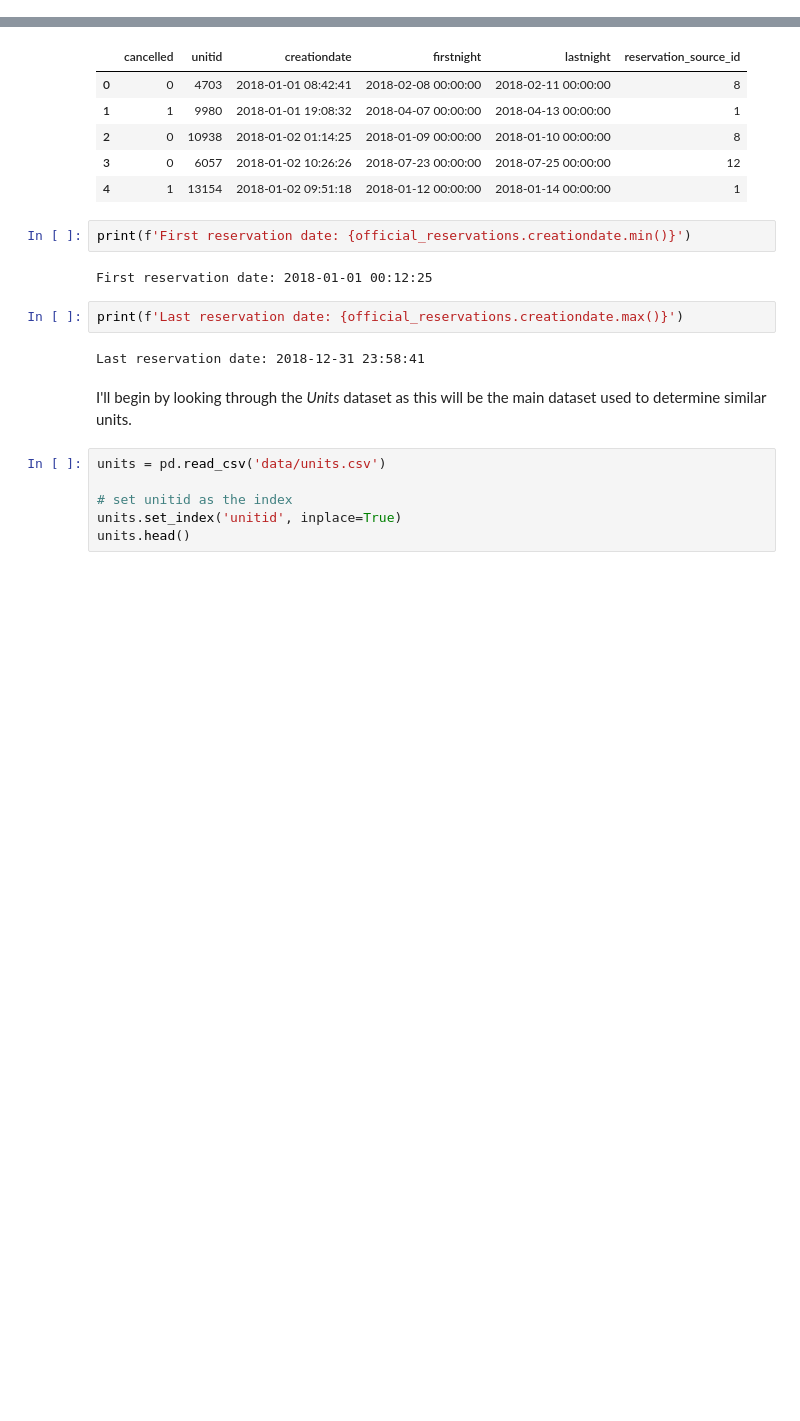
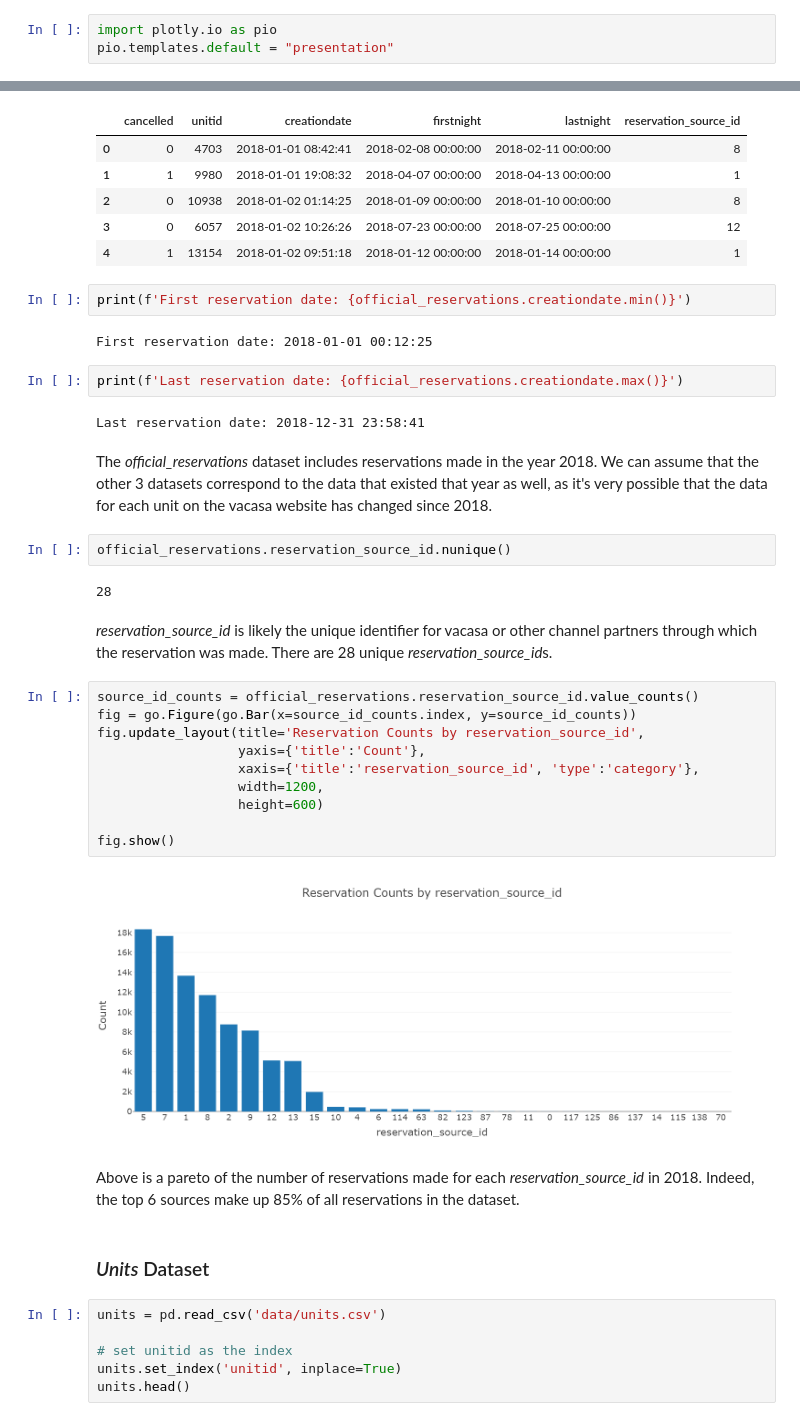
Before and after one commit to kenneth-liao/VacasaInterview, a Jupyter notebook: Vacasa Similar Unit Recommender.ipynb, the cells around one changed output, grey strips where cells are left out. Saved outputs shown, nothing was run; the diff lists cells and outputs as text; blank space fills up the shorter version.

Commit message:
Completed exploratory analysis of official_reservations dataset

```diff
--- a/Vacasa Similar Unit Recommender.ipynb
+++ b/Vacasa Similar Unit Recommender.ipynb
@@ -4,3 +6,6 @@ import numpy as np
+# %%
+import plotly.io as pio
+pio.templates.default = "presentation"
 # %% [markdown]
 ## The Data
 # %% [markdown]
@@ -40,8 +47,30 @@ First reservation date: 2018-01-01 00:12:25
 print(f'Last reservation date: {official_reservations.creationdate.max()}')
 # %% [output]
 Last reservation date: 2018-12-31 23:58:41
-# %% [markdown]
-I'll begin by looking through the *Units* dataset as this will be the main dataset used to determine similar units.
+# %% [markdown]
+The *official_reservations* dataset includes reservations made in the year 2018. We can assume that the other 3 datasets correspond to the data that existed that year as well, as it's very possible that the data for each unit on the vacasa website has changed since 2018.
+# %%
+official_reservations.reservation_source_id.nunique()
+# %% [output]
+28
+# %% [markdown]
+*reservation_source_id* is likely the unique identifier for vacasa or other channel partners through which the reservation was made. There are 28 unique *reservation_source_id*s.
+# %%
+source_id_counts = official_reservations.reservation_source_id.value_counts()
+fig = go.Figure(go.Bar(x=source_id_counts.index, y=source_id_counts))
+fig.update_layout(title='Reservation Counts by reservation_source_id',
+                  yaxis={'title':'Count'},
+                  xaxis={'title':'reservation_source_id', 'type':'category'},
+                  width=1200,
+                  height=600)
+
+fig.show()
+# %% [output]
+[figure, added]
+# %% [markdown]
+Above is a pareto of the number of reservations made for each *reservation_source_id* in 2018.  Indeed, the top 6 sources make up 85% of all reservations in the dataset.
+# %% [markdown]
+### *Units* Dataset
 # %%
 units = pd.read_csv('data/units.csv')
 
```
Also changed, not shown: parts of 2 cells of this notebook.
